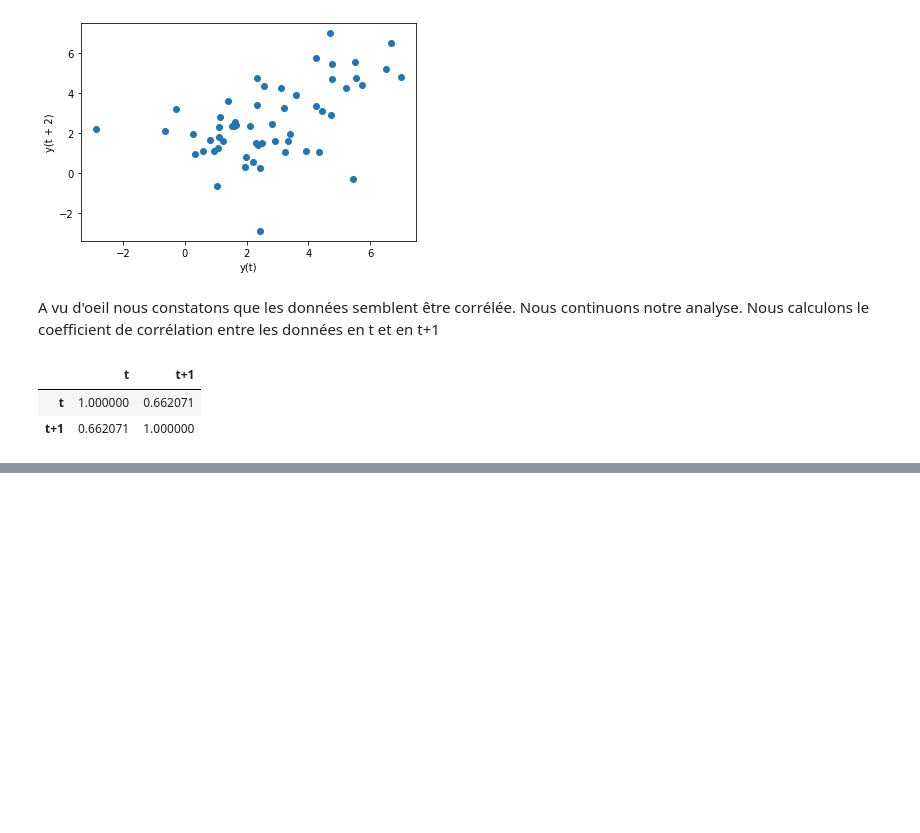
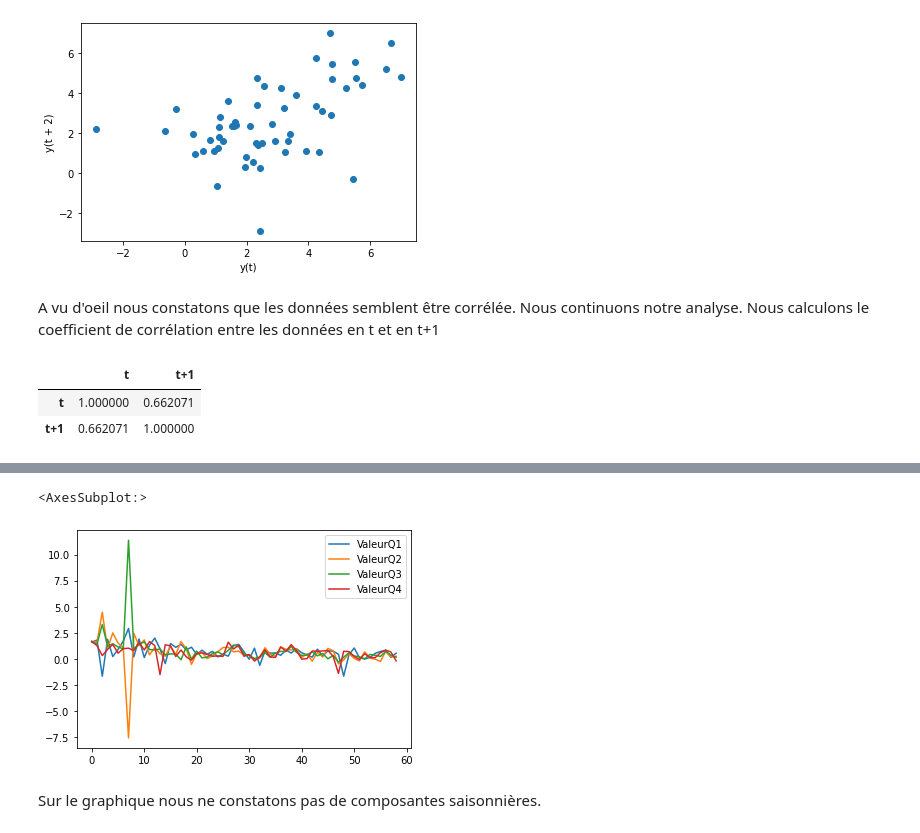
Before and after one commit to VieuL/PibOcde, a Jupyter notebook: ProjetJupyter.ipynb, the cells around one changed output, grey strips where cells are left out. Cells and saved outputs as stored; diff of their text form; code cells hidden in the pictures; blank space fills up the shorter version.

Commit message:
Etude de la composantes saisonnières.

```diff
--- a/ProjetJupyter.ipynb
+++ b/ProjetJupyter.ipynb
@@ -107,0 +111,5 @@ Nous avons un coefficient de corrélation de Pearson > 0,5, ce qui démontre une
+# %%
+#Nous récupérons les données de chaque années pour les 4 trimestres
+dataTrim = tr.saisonier(dataFR)
+#Nous affichons les statistique général
+dataTrim.describe()
@@ -107,0 +126,8 @@ Nous avons un coefficient de corrélation de Pearson > 0,5, ce qui démontre une
+# %%
+#nous réalisons un graphique
+dataTrim.plot()
+# %% [output]
+<AxesSubplot:>
+[figure, added]
+# %% [markdown]
+Sur le graphique nous ne constatons pas de composantes saisonnières.
```
Also changed, not shown: parts of 3 cells of this notebook, 1 other file.
